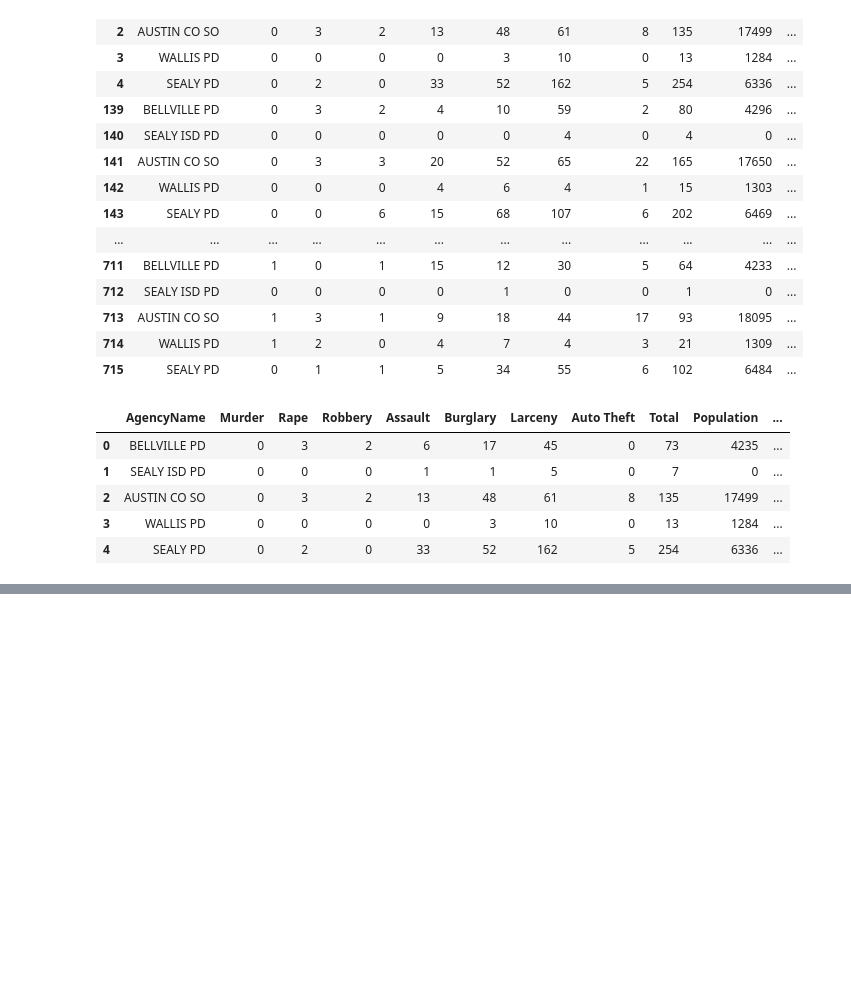
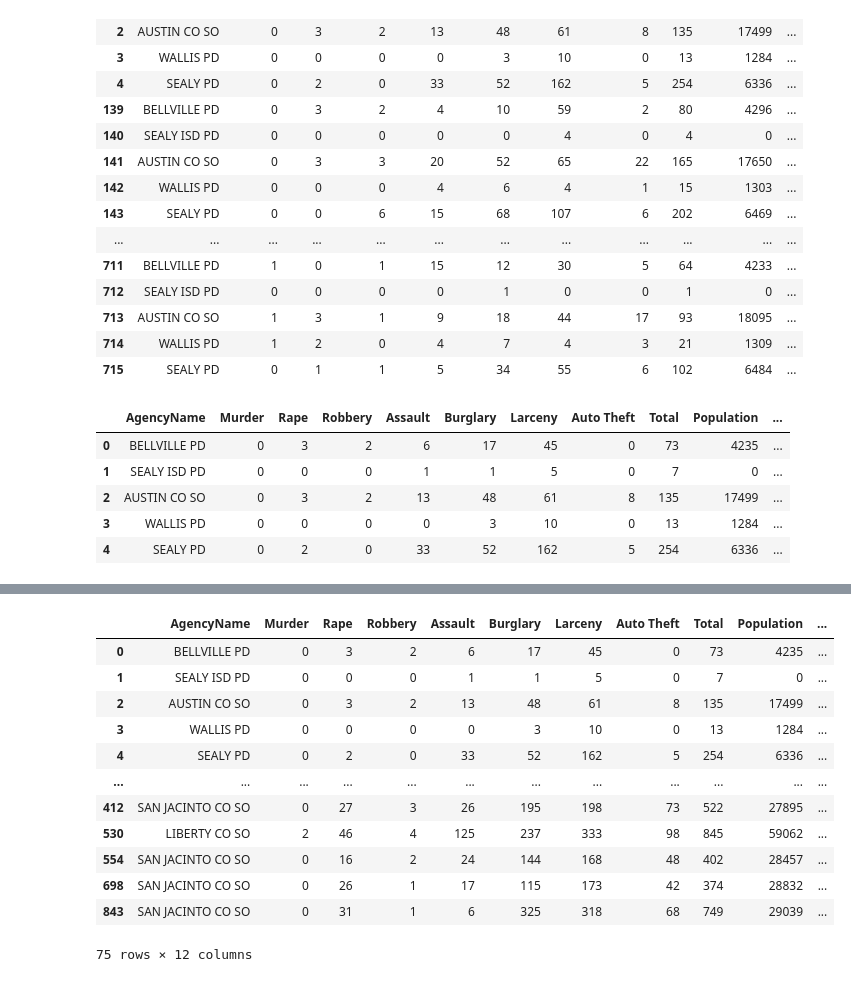
Before and after one commit to MiguelB512/Harris_Crime_Trends, a Jupyter notebook: Crime_Data_Exploration.ipynb, the cells around one changed output, grey strips where cells are left out. Saved outputs shown, nothing was run; the diff lists cells and outputs as text; code cells hidden in the pictures; blank space fills up the shorter version.

```diff
--- a/Crime_Data_Exploration.ipynb
+++ b/Crime_Data_Exploration.ipynb
@@ -106,0 +176,19 @@ agencies_df
+# %%
+# groupby Counties
+counties = df.groupby('County')
+# %%
+counties.head()
+# %% [output]
+|  | AgencyName | Murder | Rape | Robbery | Assault | Burglary | Larceny | Auto Theft | Total | Population | ... |
+| 0 | BELLVILLE PD | 0 | 3 | 2 | 6 | 17 | 45 | 0 | 73 | 4235 | ... |
+| 1 | SEALY ISD PD | 0 | 0 | 0 | 1 | 1 | 5 | 0 | 7 | 0 | ... |
+| 2 | AUSTIN CO SO | 0 | 3 | 2 | 13 | 48 | 61 | 8 | 135 | 17499 | ... |
+| 3 | WALLIS PD | 0 | 0 | 0 | 0 | 3 | 10 | 0 | 13 | 1284 | ... |
+| 4 | SEALY PD | 0 | 2 | 0 | 33 | 52 | 162 | 5 | 254 | 6336 | ... |
+| ... | ... | ... | ... | ... | ... | ... | ... | ... | ... | ... | ... |
+| 412 | SAN JACINTO CO SO | 0 | 27 | 3 | 26 | 195 | 198 | 73 | 522 | 27895 | ... |
+| 530 | LIBERTY CO SO | 2 | 46 | 4 | 125 | 237 | 333 | 98 | 845 | 59062 | ... |
+| 554 | SAN JACINTO CO SO | 0 | 16 | 2 | 24 | 144 | 168 | 48 | 402 | 28457 | ... |
+| 698 | SAN JACINTO CO SO | 0 | 26 | 1 | 17 | 115 | 173 | 42 | 374 | 28832 | ... |
+| 843 | SAN JACINTO CO SO | 0 | 31 | 1 | 6 | 325 | 318 | 68 | 749 | 29039 | ... |
+75 rows × 12 columns
```
Also changed, not shown: parts of 16 cells of this notebook.
